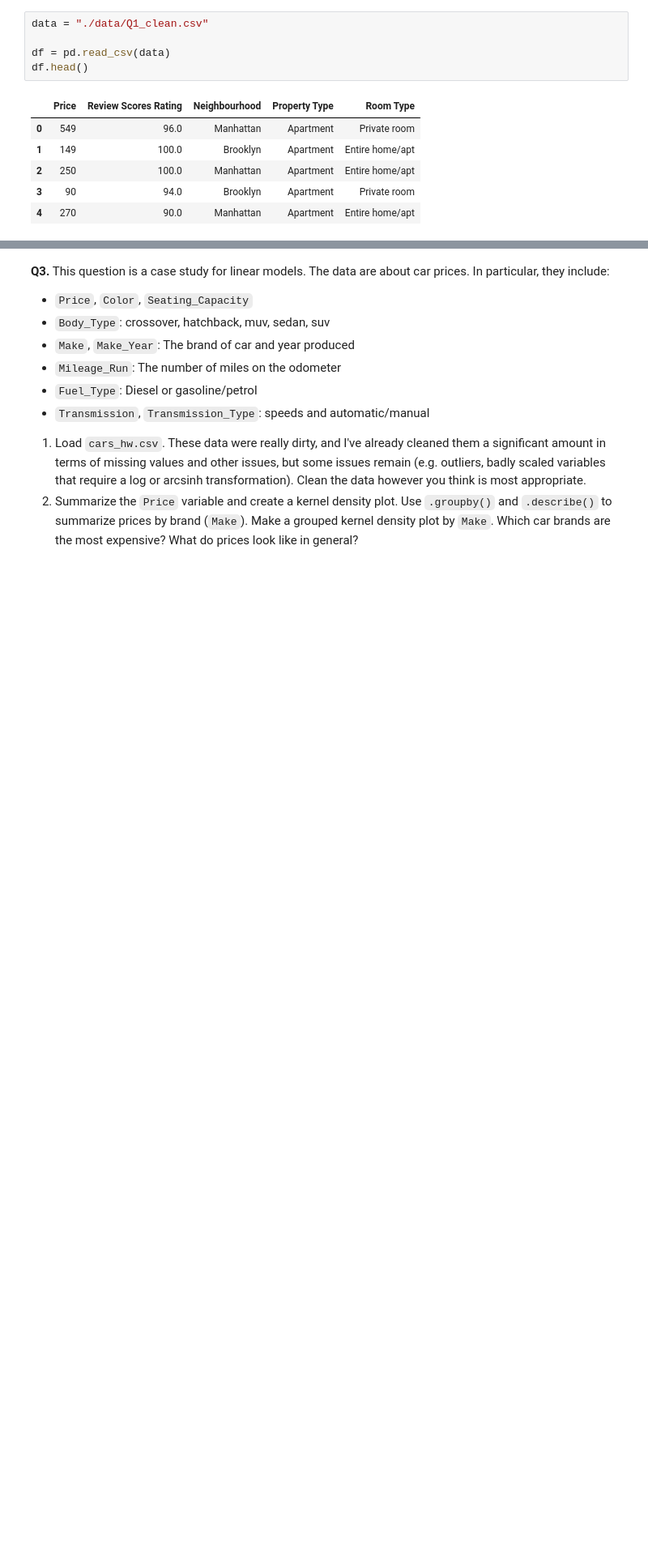
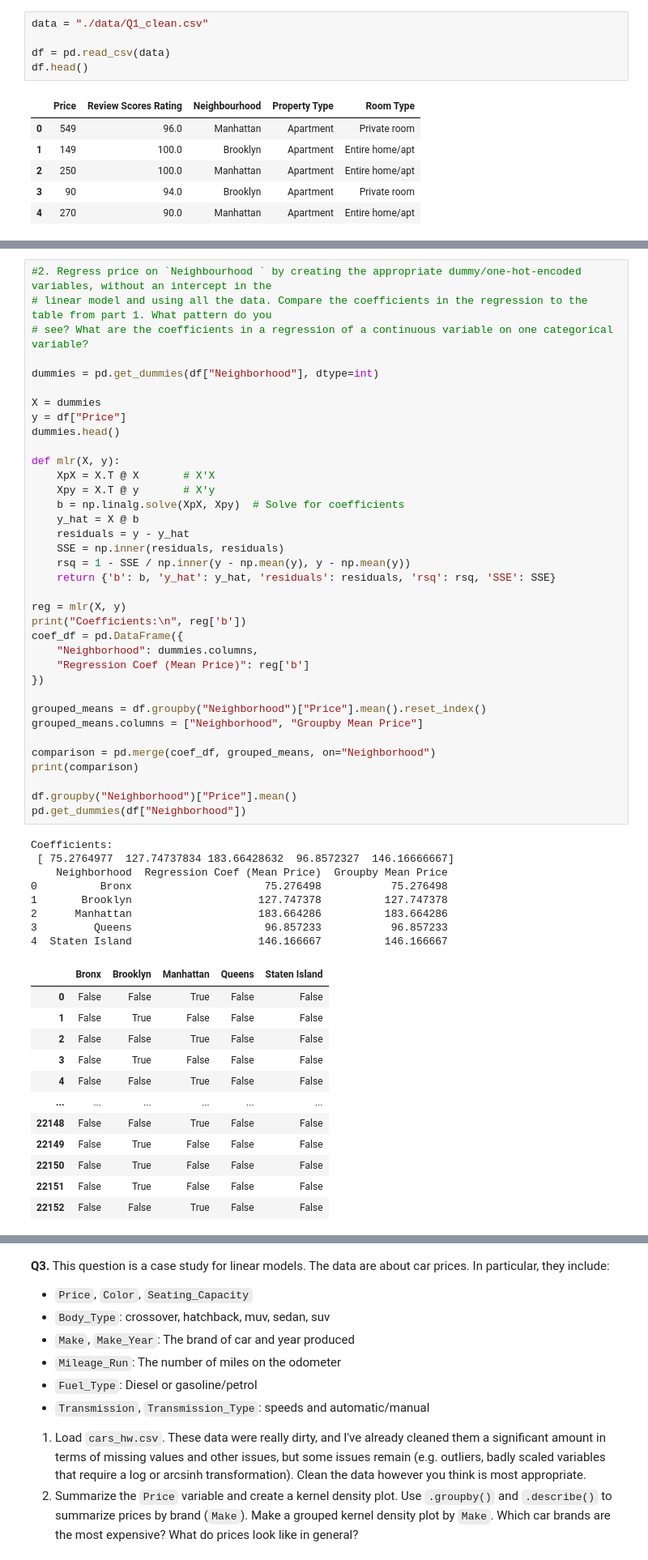
Before and after one commit to iankariuki26/linearModels, a Jupyter notebook: assignment/assignment.ipynb, the cells around one changed output, grey strips where cells are left out. Shown at 81% size. Cells and saved outputs as stored; diff of their text form; blank space fills up the shorter version.

```diff
--- a/assignment/assignment.ipynb
+++ b/assignment/assignment.ipynb
@@ -91 +92,58 @@ Staten Island  146.166667  90.843750
 [figure]
+# %%
+#2. Regress price on `Neighbourhood ` by creating the appropriate dummy/one-hot-encoded variables, without an intercept in the
+# linear model and using all the data. Compare the coefficients in the regression to the table from part 1. What pattern do you
+# see? What are the coefficients in a regression of a continuous variable on one categorical variable?
+
+dummies = pd.get_dummies(df["Neighborhood"], dtype=int)
+
+X = dummies
+y = df["Price"]
+dummies.head()
+
+def mlr(X, y):
+    XpX = X.T @ X       # X'X
+    Xpy = X.T @ y       # X'y
+    b = np.linalg.solve(XpX, Xpy)  # Solve for coefficients
+    y_hat = X @ b
+    residuals = y - y_hat
+    SSE = np.inner(residuals, residuals)
+    rsq = 1 - SSE / np.inner(y - np.mean(y), y - np.mean(y))
+    return {'b': b, 'y_hat': y_hat, 'residuals': residuals, 'rsq': rsq, 'SSE': SSE}
+
+reg = mlr(X, y)
+print("Coefficients:\n", reg['b'])
+coef_df = pd.DataFrame({
+    "Neighborhood": dummies.columns,
+    "Regression Coef (Mean Price)": reg['b']
+})
+
+grouped_means = df.groupby("Neighborhood")["Price"].mean().reset_index()
+grouped_means.columns = ["Neighborhood", "Groupby Mean Price"]
+
+comparison = pd.merge(coef_df, grouped_means, on="Neighborhood")
+print(comparison)
+
+df.groupby("Neighborhood")["Price"].mean()
+pd.get_dummies(df["Neighborhood"])
+# %% [output]
+Coefficients:
+ [ 75.2764977  127.74737834 183.66428632  96.8572327  146.16666667]
+    Neighborhood  Regression Coef (Mean Price)  Groupby Mean Price
+0          Bronx                     75.276498           75.276498
+1       Brooklyn                    127.747378          127.747378
+2      Manhattan                    183.664286          183.664286
+3         Queens                     96.857233           96.857233
+4  Staten Island                    146.166667          146.166667
+|  | Bronx | Brooklyn | Manhattan | Queens | Staten Island |
+| 0 | False | False | True | False | False |
+| 1 | False | True | False | False | False |
+| 2 | False | False | True | False | False |
+| 3 | False | True | False | False | False |
+| 4 | False | False | True | False | False |
+| ... | ... | ... | ... | ... | ... |
+| 22148 | False | False | True | False | False |
+| 22149 | False | True | False | False | False |
+| 22150 | False | True | False | False | False |
+| 22151 | False | True | False | False | False |
+| 22152 | False | False | True | False | False |
```
Also changed, not shown: parts of 2 cells of this notebook, 1 other file.
